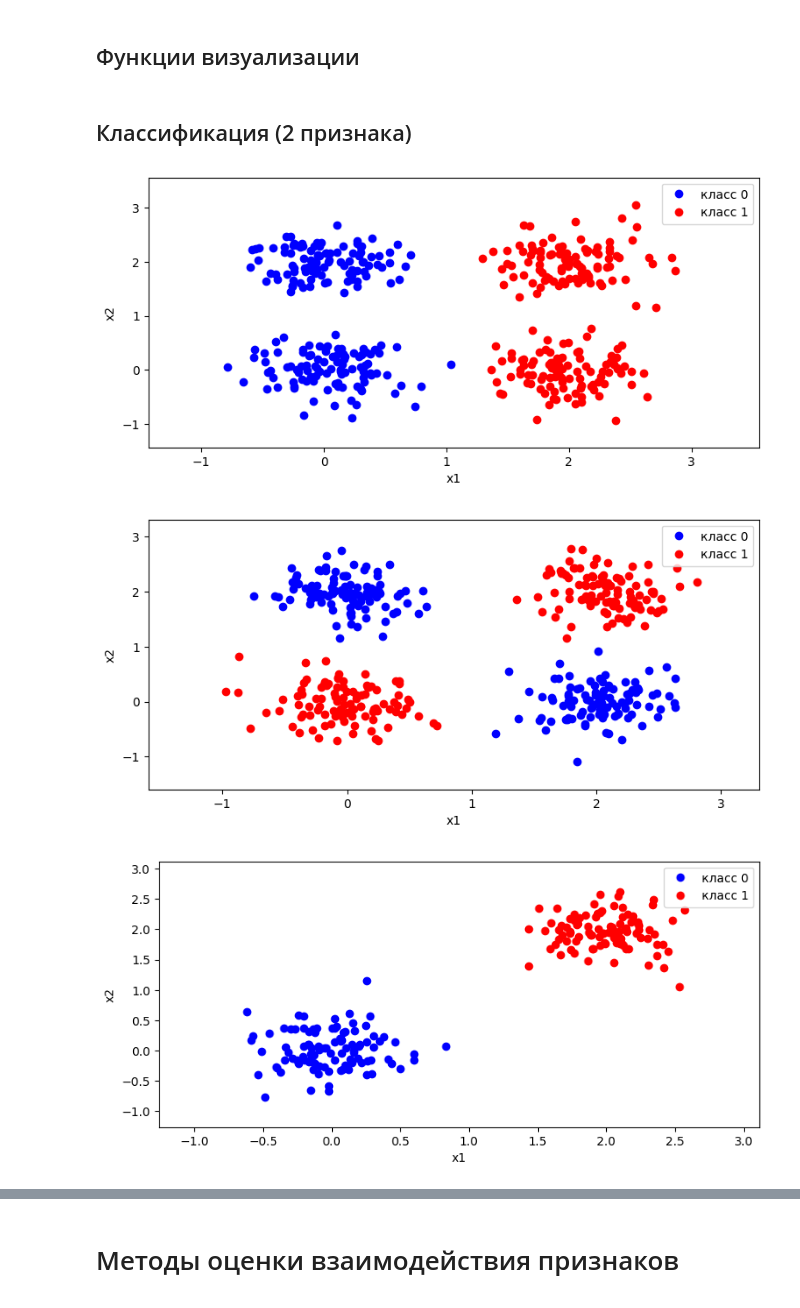
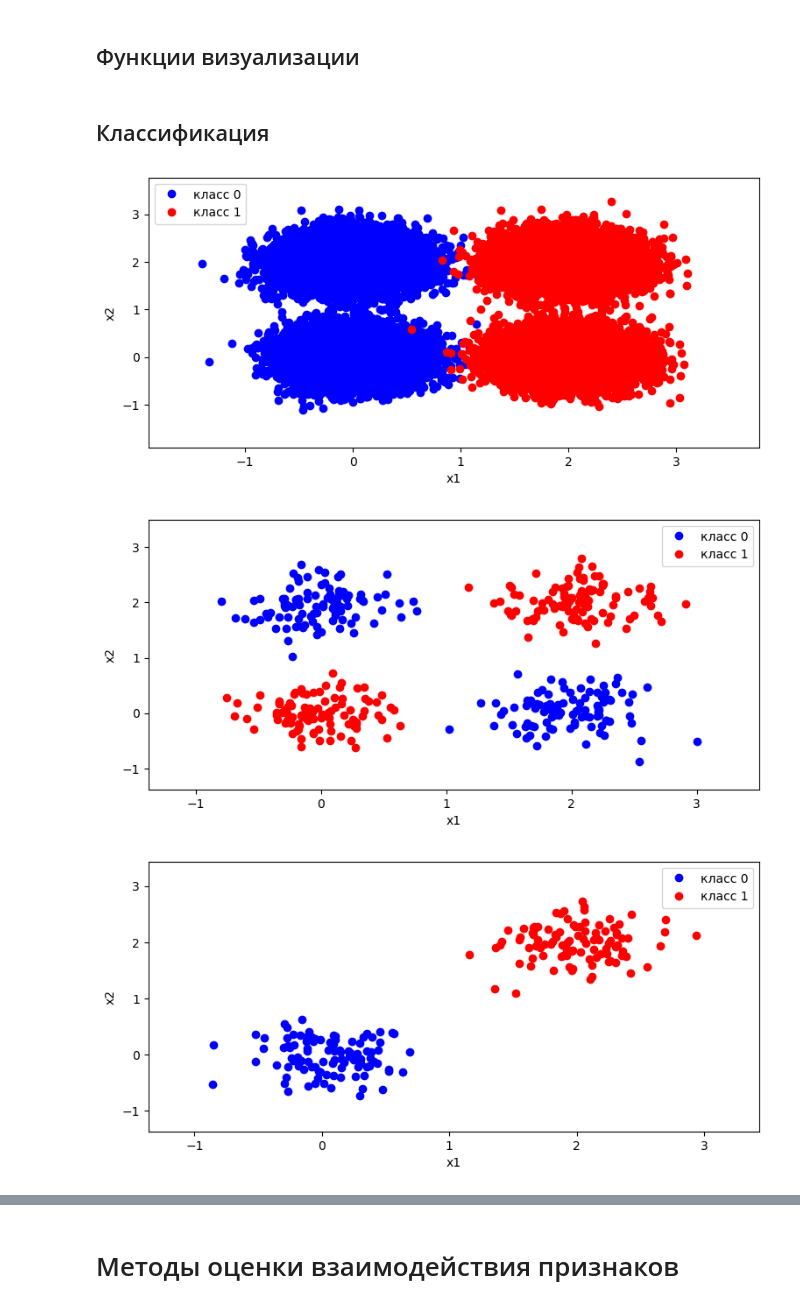
Before and after one commit to Ch1pchilinka/Gromakov-BS, a Jupyter notebook: code/Experiments.ipynb, the cells around one changed output, grey strips where cells are left out. Saved outputs shown, nothing was run; the diff lists cells and outputs as text; code cells hidden in the pictures.

```diff
--- a/code/Experiments.ipynb
+++ b/code/Experiments.ipynb
@@ -118,25 +258,25 @@ def Visualise_regression_2D(X, y):
   plt.ylabel('x2')
   plt.show()
 # %% [markdown]
-## Классификация (2 признака)
+## Классификация
 # %%
 def data_classification_2D_1():
   n = 2
-  l = 10 ** n
+  l = 100 ** n
   X1 = np.array([[0,0]]) + 0.3*np.random.randn(l, n)
   X2 = np.array([[0,2]]) + 0.3*np.random.randn(l, n)
   X3 = np.array([[2,0]]) + 0.3*np.random.randn(l, n)
   X4 = np.array([[2,2]]) + 0.3*np.random.randn(l, n)
 
   X = np.vstack([X1, X2, X3, X4])
   y = np.hstack([[0]*l, [0]*l, [1]*l, [1]*l])
 
   return X, y
 
 X, y = data_classification_2D_1()
 Visualise_classification_2D(X, y)
 # %% [output]
-[figure, old version]
+[figure, new version]
 # %%
 def data_classification_2D_2():
   n = 2
@@ -154,7 +294,7 @@ def data_classification_2D_2():
 X, y = data_classification_2D_2()
 Visualise_classification_2D(X, y)
 # %% [output]
-[figure, old version]
+[figure, new version]
 # %%
 def data_classification_2D_3():
   n = 2
@@ -170,6 +310,6 @@ def data_classification_2D_3():
 X, y = data_classification_2D_3()
 Visualise_classification_2D(X, y)
 # %% [output]
-[figure, old version]
+[figure, new version]
 # %%
 def data_classification_2D_4():
```
Also changed, not shown: parts of 50 cells of this notebook.
